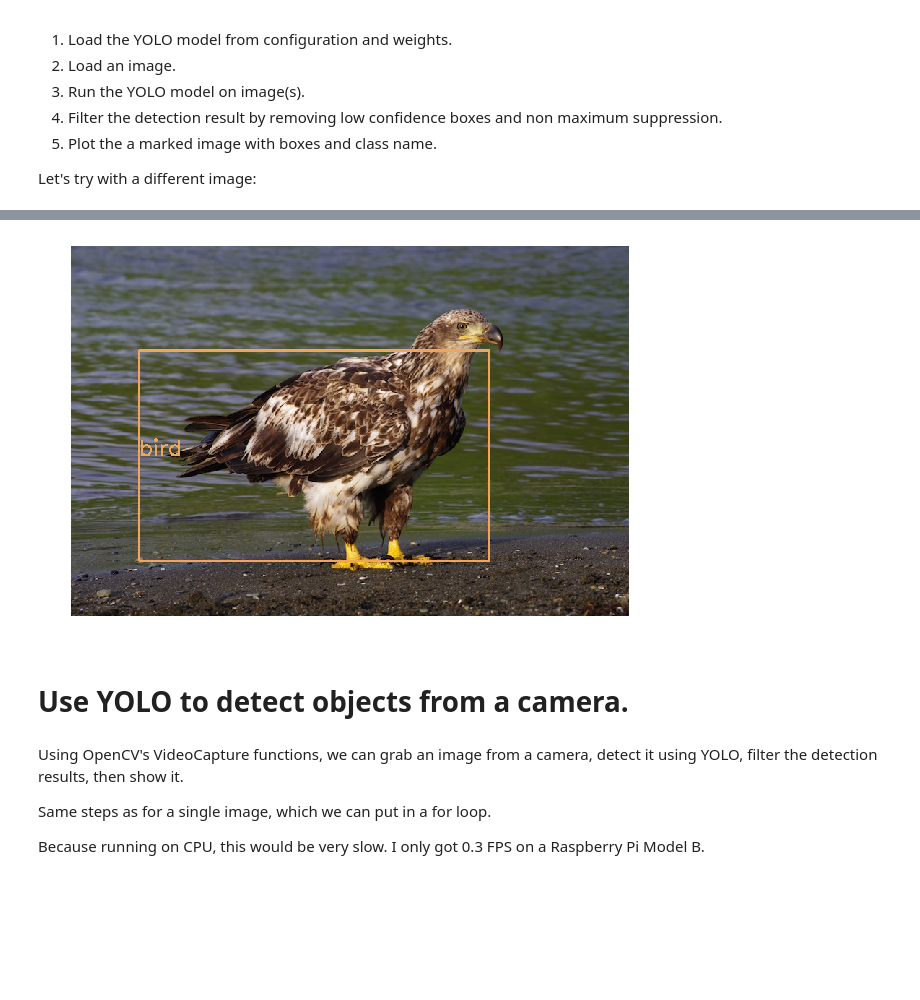
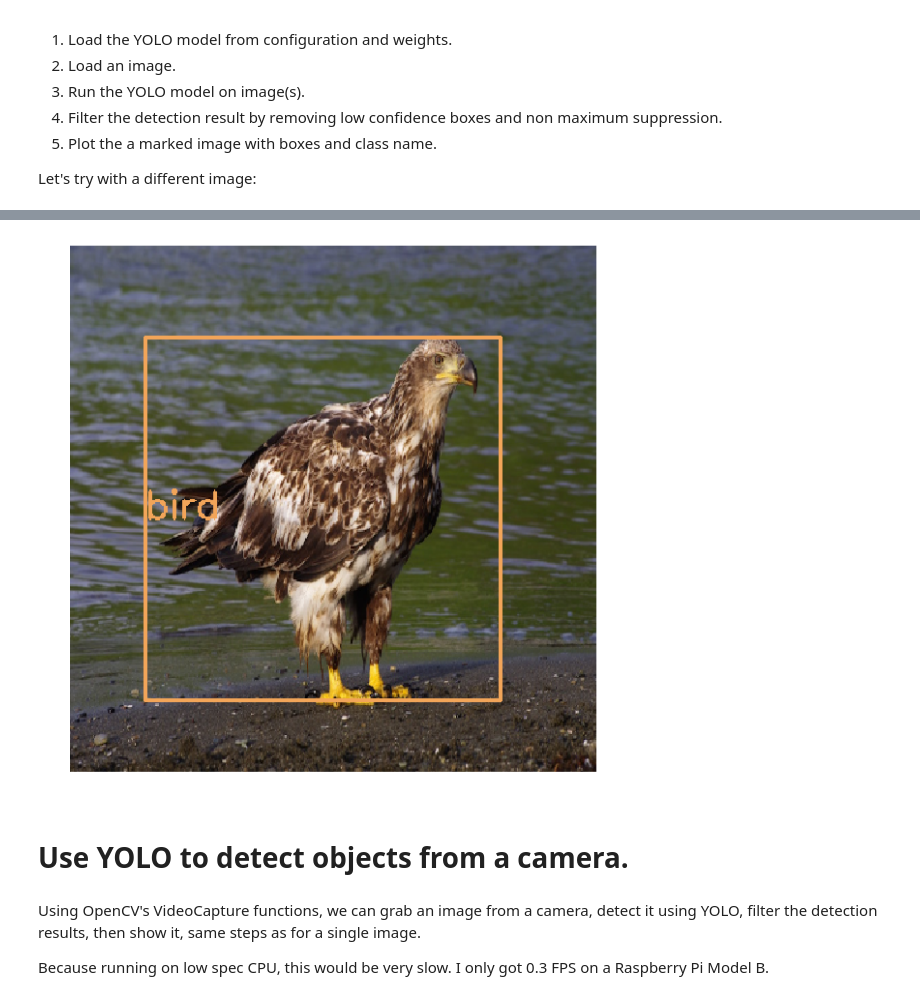
Before and after one commit to xiaodongzhao/pi_opencv_project, a Jupyter notebook: Object_detection_with_OpenCV_and_YOLO_on_Raspberry_Pi.ipynb, the cells around one changed output, grey strips where cells are left out. Drawn from its saved outputs; the diff is of its cells as text; code cells hidden in the pictures; blank space fills up the shorter version.

```diff
--- a/Object_detection_with_OpenCV_and_YOLO_on_Raspberry_Pi.ipynb
+++ b/Object_detection_with_OpenCV_and_YOLO_on_Raspberry_Pi.ipynb
@@ -128,11 +135,11 @@ To create the YOLO model in OpenCV, we can use OpenCV's DNN function called [cv2
 Both files are stored under the **yolo_coco** folder.
 # %%
 # load YOLO object detector trained on COCO dataset (80 classes)
-# YOLO can't be loaded into RPI due to memoery limit
-# yolo_v3 = cv2.dnn.readNetFromDarknet("yolo_coco/yolov3.cfg", "yolo_coco/yolov3.weights")
-
-# or load the yolo tiny model, which run faster with less accuracy
-yolo_v3 = cv2.dnn.readNetFromDarknet("yolo_coco/yolov3-tiny.cfg", "yolo_coco/yolov3-tiny.weights")
+if os.uname()[4].startswith("arm"):
+    # due to memoery limit on RPI, load the yolo tiny model, which run faster with less accuracy
+    yolo_v3 = cv2.dnn.readNetFromDarknet("yolo_coco/yolov3-tiny.cfg", "yolo_coco/yolov3-tiny.weights")
+else:
+    yolo_v3 = cv2.dnn.readNetFromDarknet("yolo_coco/yolov3.cfg", "yolo_coco/yolov3.weights")
 
 # 'YOLO' layers are not connected to following layers, we need this to get the detection result
 all_layers = yolo_v3.getLayerNames()
@@ -155,9 +162,24 @@ def plot_cv_image(image):
     fig, ax = plt.subplots(figsize=(10, 10))
     plt.imshow(image_rgb)
     ax.axis("off")
+
+def load_image(src):
+    if isinstance(src, int):
+        # create an OpenCV VideoCapture object, which can grab image from camera
+        cap_id = "cap%d"%src
+        if not hasattr(load_image, cap_id):
+            setattr(load_image, cap_id, cv2.VideoCapture(src))
+        _, image = getattr(load_image, cap_id).read()
+    else: # open an file
+        image = cv2.imread(src)
+
+    # resize image
+    if image is not None:
+        image = cv2.resize(image,(416,416))
+    return image
 # %%
 %matplotlib inline
-image = cv2.imread("images/giraffe.jpg")
+image = load_image("images/giraffe.jpg")
 plot_cv_image(image)
 print(image.shape)
 # %% [output]
@@ -246,7 +268,7 @@ def mark_image(image, detections):
         color = colors[class_id].tolist()
         cv2.rectangle(image, (x, y), (x + w, y + h), color, 2)
         class_name = coco_labels[class_id]
-        cv2.putText(image, class_name, (x, y+h/2), cv2.FONT_HERSHEY_SIMPLEX, 1, color, 2)
+        cv2.putText(image, class_name, (x, y+h//2), cv2.FONT_HERSHEY_SIMPLEX, 1, color, 2)
     return image
 # %%
 detection_image = mark_image(image, detections)
@@ -273,7 +295,7 @@ start_time = time.time()
 # all_layers = yolo_v3.getLayerNames()
 # yolo_layers = [all_layers[i - 1] for i in yolo_v3.getUnconnectedOutLayers().flatten()]
 # 2. Load an image
-image = cv2.imread("images/eagle.jpg")
+image = load_image("images/eagle.jpg")
 # 3. Run the YOLO model on image(s)
 yolo_outputs = detect_image(yolo_v3, image, yolo_layers)
 # 4. Filter the detection result by removing low confidence boxes and non maximum suppression.
@@ -291,12 +313,10 @@ YOLO took 0.09 seconds.
-[figure, old version]
+[figure, new version]
 # %% [markdown]
 # Use YOLO to detect objects from a camera.
 # %% [markdown]
-Using OpenCV's VideoCapture functions, we can grab an image from a camera, detect it using YOLO, filter the detection results, then show it.
+Using OpenCV's VideoCapture functions, we can grab an image from a camera, detect it using YOLO, filter the detection results, then show it, same steps as for a single image.
 
-Same steps as for a single image, which we can put in a for loop.
-
-Because running on CPU, this would be very slow. I only got 0.3 FPS on a Raspberry Pi Model B.
+Because running on low spec CPU, this would be very slow. I only got 0.3 FPS on a Raspberry Pi Model B.
 # %%
 # detect images from camera for a certain time
 def detect_camera(camera_id, run_time=20):
```
Also changed, not shown: parts of 11 cells of this notebook, 1 other file.
